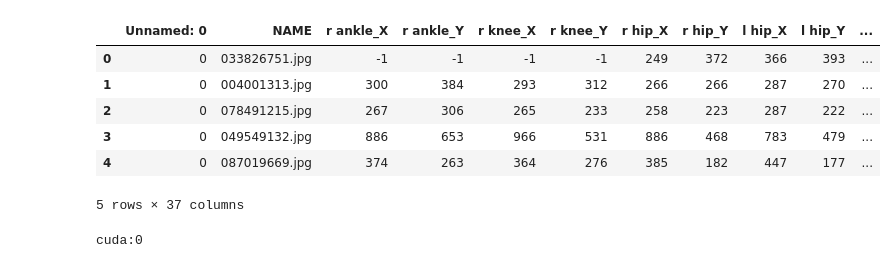
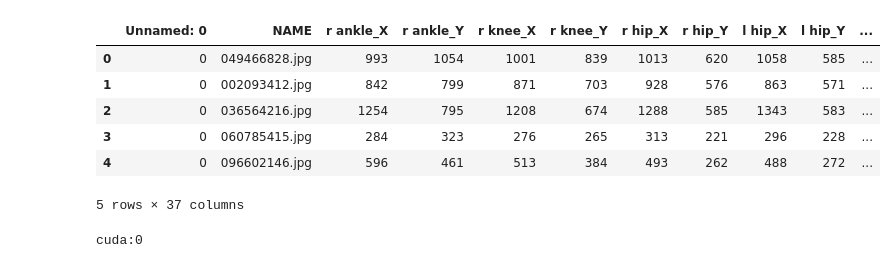
Before and after one commit to Saltybusdriver/PoseDetect, a Jupyter notebook: MLmodel.ipynb, the cells around one changed output. Cells and saved outputs as stored; diff of their text form; code cells hidden in the pictures.

```diff
--- a/MLmodel.ipynb
+++ b/MLmodel.ipynb
@@ -29,18 +29,18 @@ from torch.utils.data import Dataset
 # %%
 transferdata_df = df.iloc[- 1400:, 0:]
 
 test_df = pd.DataFrame()
 test_df= test_df.append(transferdata_df)
 train_df =df.drop(transferdata_df.index)
 test_df = test_df.reset_index(drop=True)
-test_df.head()
+train_df.head()
 # %% [output]
 |  | Unnamed: 0 | NAME | r ankle_X | r ankle_Y | r knee_X | r knee_Y | r hip_X | r hip_Y | l hip_X | l hip_Y | ... |
-| 0 | 0 | 033826751.jpg | -1 | -1 | -1 | -1 | 249 | 372 | 366 | 393 | ... |
-| 1 | 0 | 004001313.jpg | 300 | 384 | 293 | 312 | 266 | 266 | 287 | 270 | ... |
-| 2 | 0 | 078491215.jpg | 267 | 306 | 265 | 233 | 258 | 223 | 287 | 222 | ... |
-| 3 | 0 | 049549132.jpg | 886 | 653 | 966 | 531 | 886 | 468 | 783 | 479 | ... |
-| 4 | 0 | 087019669.jpg | 374 | 263 | 364 | 276 | 385 | 182 | 447 | 177 | ... |
+| 0 | 0 | 049466828.jpg | 993 | 1054 | 1001 | 839 | 1013 | 620 | 1058 | 585 | ... |
+| 1 | 0 | 002093412.jpg | 842 | 799 | 871 | 703 | 928 | 576 | 863 | 571 | ... |
+| 2 | 0 | 036564216.jpg | 1254 | 795 | 1208 | 674 | 1288 | 585 | 1343 | 583 | ... |
+| 3 | 0 | 060785415.jpg | 284 | 323 | 276 | 265 | 313 | 221 | 296 | 228 | ... |
+| 4 | 0 | 096602146.jpg | 596 | 461 | 513 | 384 | 493 | 262 | 488 | 272 | ... |
 5 rows × 37 columns
 # %%
 img_loc=("/home/dev/Downloads/Images/images/")
```
Also changed, not shown: parts of 11 cells of this notebook.
